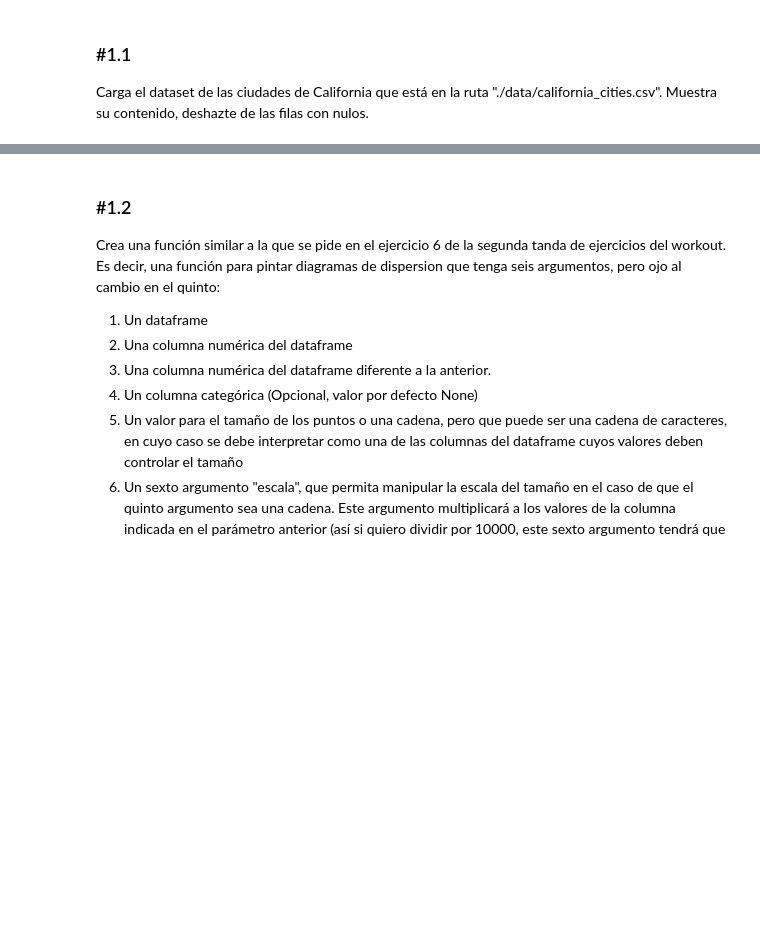
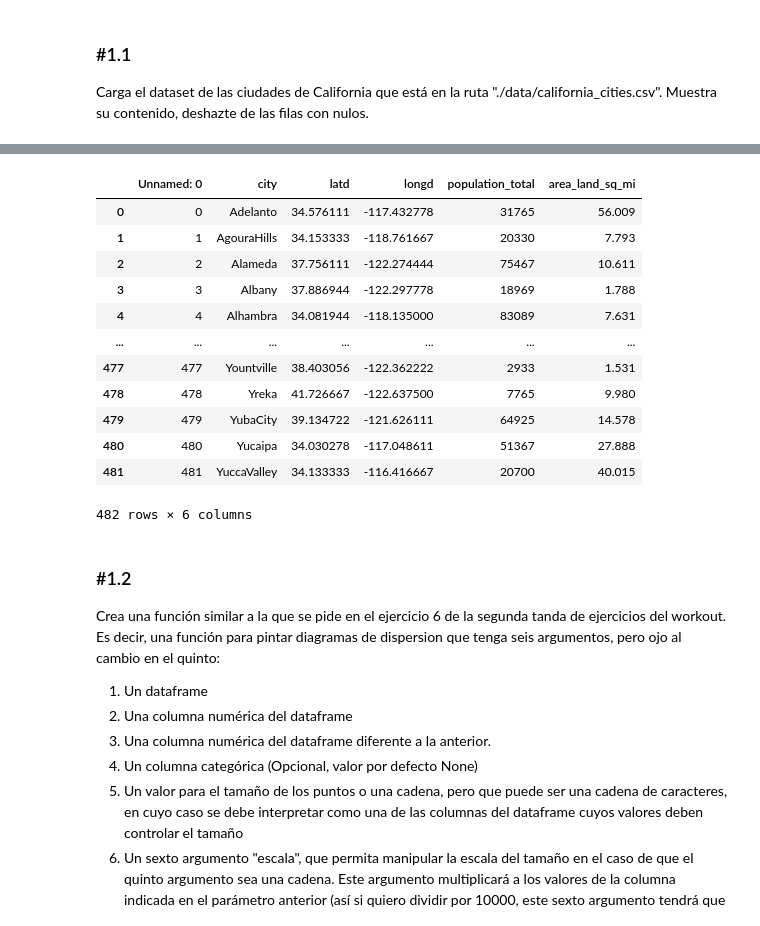
Before and after one commit to sergidelacruz/DS-online-Sergi, a Jupyter notebook: 03_Data_Analysis/Sprint_08/Unidad_02_Visualizacion_Avanzada_Seaborn/03_Practica_Obligatoria/18_Practica_Obligatoria_Visualizacion_Avanzada.ipynb, the cells around one changed output, grey strips where cells are left out. Saved outputs shown, nothing was run; the diff lists cells and outputs as text; code cells hidden in the pictures; blank space fills up the shorter version.

```diff
--- a/03_Data_Analysis/Sprint_08/Unidad_02_Visualizacion_Avanzada_Seaborn/03_Practica_Obligatoria/18_Practica_Obligatoria_Visualizacion_Avanzada.ipynb
+++ b/03_Data_Analysis/Sprint_08/Unidad_02_Visualizacion_Avanzada_Seaborn/03_Practica_Obligatoria/18_Practica_Obligatoria_Visualizacion_Avanzada.ipynb
@@ -20,3 +57,19 @@ Carga el dataset de las ciudades de California que está en la ruta "./data/cali
+# %%
+df
+# %% [output]
+|  | Unnamed: 0 | city | latd | longd | population_total | area_land_sq_mi |
+| 0 | 0 | Adelanto | 34.576111 | -117.432778 | 31765 | 56.009 |
+| 1 | 1 | AgouraHills | 34.153333 | -118.761667 | 20330 | 7.793 |
+| 2 | 2 | Alameda | 37.756111 | -122.274444 | 75467 | 10.611 |
+| 3 | 3 | Albany | 37.886944 | -122.297778 | 18969 | 1.788 |
+| 4 | 4 | Alhambra | 34.081944 | -118.135000 | 83089 | 7.631 |
+| ... | ... | ... | ... | ... | ... | ... |
+| 477 | 477 | Yountville | 38.403056 | -122.362222 | 2933 | 1.531 |
+| 478 | 478 | Yreka | 41.726667 | -122.637500 | 7765 | 9.980 |
+| 479 | 479 | YubaCity | 39.134722 | -121.626111 | 64925 | 14.578 |
+| 480 | 480 | Yucaipa | 34.030278 | -117.048611 | 51367 | 27.888 |
+| 481 | 481 | YuccaValley | 34.133333 | -116.416667 | 20700 | 40.015 |
+482 rows × 6 columns
 # %% [markdown]
 ### #1.2
 
```
Also changed, not shown: parts of 8 cells of this notebook, 9 other files.
